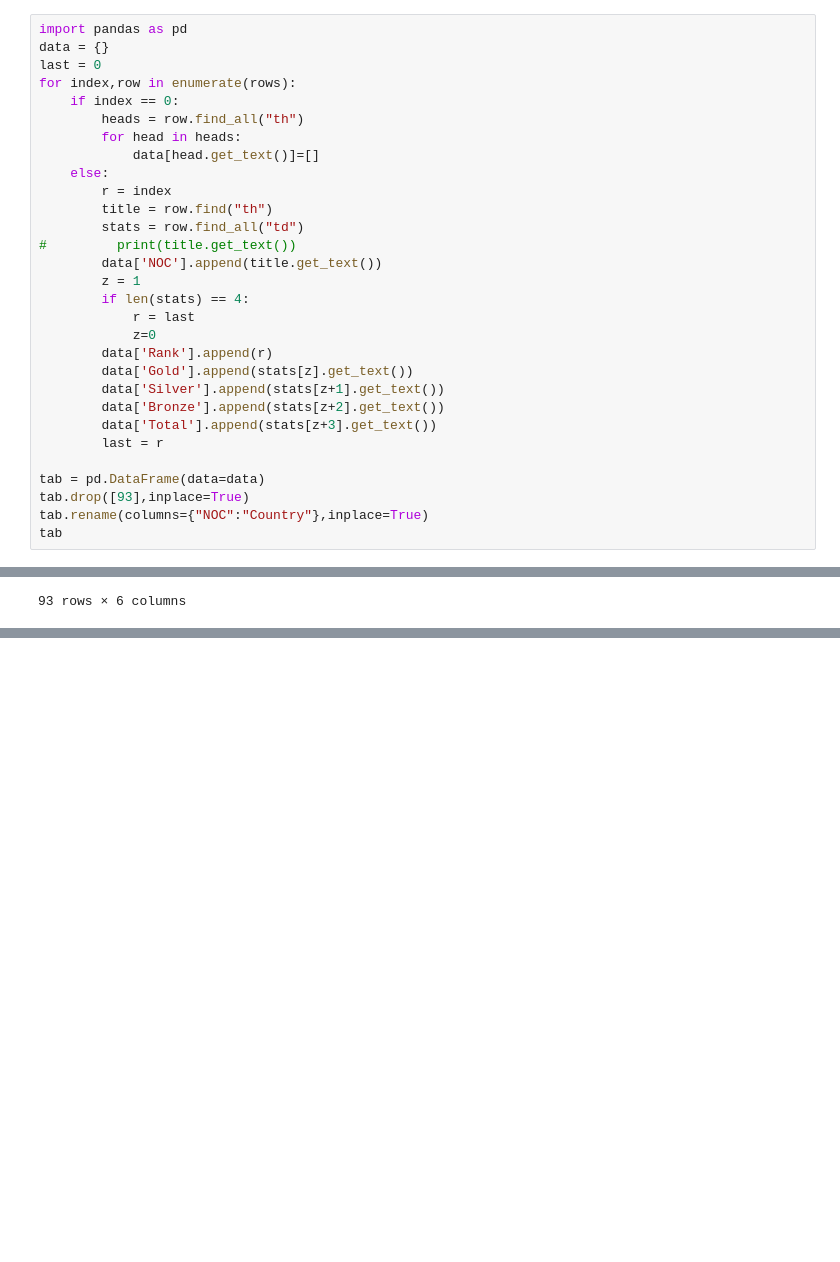
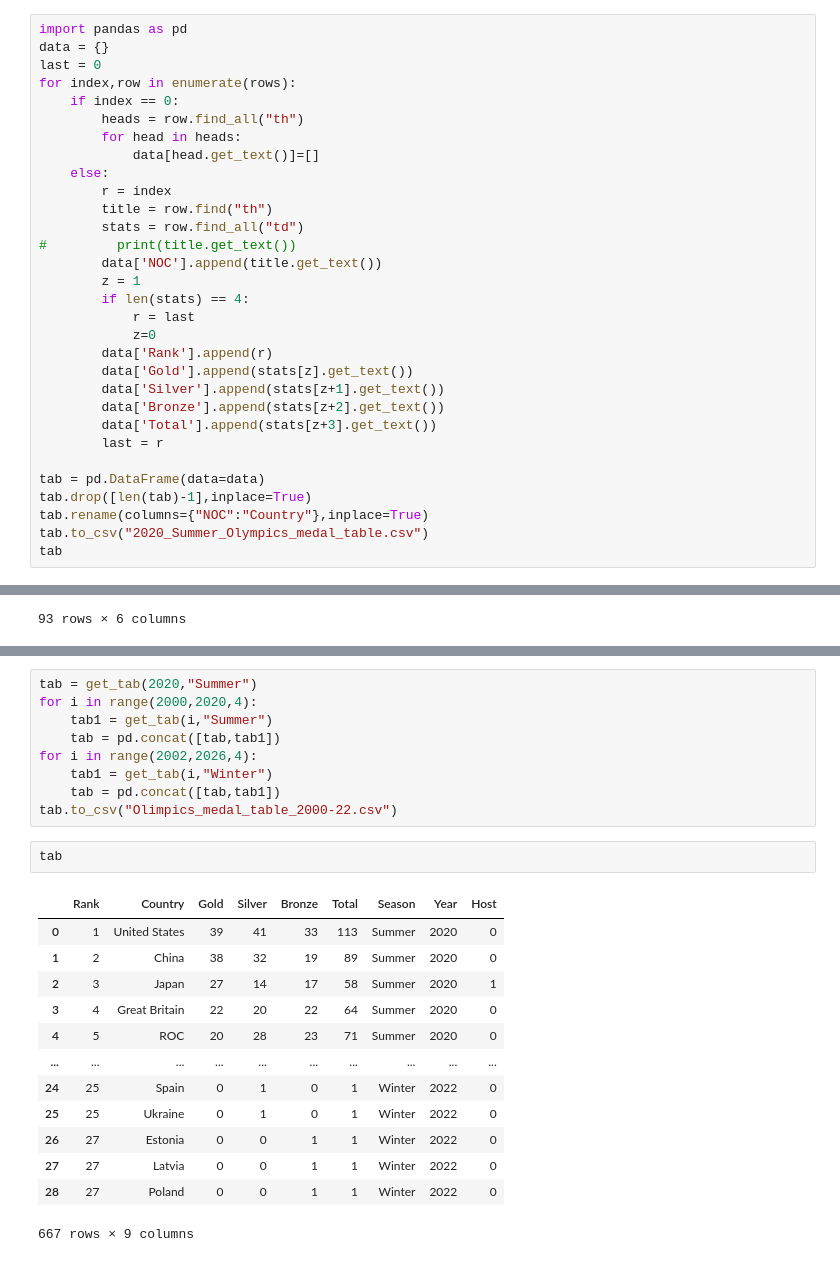
Before and after one commit to Isdre/Python_BeautifulSoup, a Jupyter notebook: getting_data_from_wiki.ipynb, the cells around one changed output, grey strips where cells are left out. Drawn from its saved outputs; the diff is of its cells as text; blank space fills up the shorter version.

```diff
--- a/Untitled.ipynb
+++ b/getting_data_from_wiki.ipynb
@@ -53,8 +53,9 @@ for index,row in enumerate(rows):
         last = r
 
 tab = pd.DataFrame(data=data)
-tab.drop([93],inplace=True)
+tab.drop([len(tab)-1],inplace=True)
 tab.rename(columns={"NOC":"Country"},inplace=True)
+tab.to_csv("2020_Summer_Olympics_medal_table.csv")
 tab
 # %% [output]
 |  | Rank | Country | Gold | Silver | Bronze | Total |
@@ -72,0 +120,25 @@ tab
+# %%
+tab = get_tab(2020,"Summer")
+for i in range(2000,2020,4):
+    tab1 = get_tab(i,"Summer")
+    tab = pd.concat([tab,tab1])
+for i in range(2002,2026,4):
+    tab1 = get_tab(i,"Winter")
+    tab = pd.concat([tab,tab1])
+tab.to_csv("Olimpics_medal_table_2000-22.csv")
+# %%
+tab
+# %% [output]
+|  | Rank | Country | Gold | Silver | Bronze | Total | Season | Year | Host |
+| 0 | 1 | United States | 39 | 41 | 33 | 113 | Summer | 2020 | 0 |
+| 1 | 2 | China | 38 | 32 | 19 | 89 | Summer | 2020 | 0 |
+| 2 | 3 | Japan | 27 | 14 | 17 | 58 | Summer | 2020 | 1 |
+| 3 | 4 | Great Britain | 22 | 20 | 22 | 64 | Summer | 2020 | 0 |
+| 4 | 5 | ROC | 20 | 28 | 23 | 71 | Summer | 2020 | 0 |
+| ... | ... | ... | ... | ... | ... | ... | ... | ... | ... |
+| 24 | 25 | Spain | 0 | 1 | 0 | 1 | Winter | 2022 | 0 |
+| 25 | 25 | Ukraine | 0 | 1 | 0 | 1 | Winter | 2022 | 0 |
+| 26 | 27 | Estonia | 0 | 0 | 1 | 1 | Winter | 2022 | 0 |
+| 27 | 27 | Latvia | 0 | 0 | 1 | 1 | Winter | 2022 | 0 |
+| 28 | 27 | Poland | 0 | 0 | 1 | 1 | Winter | 2022 | 0 |
+667 rows × 9 columns
```
Also changed, not shown: parts of 1 cell of this notebook, 2 other files.
